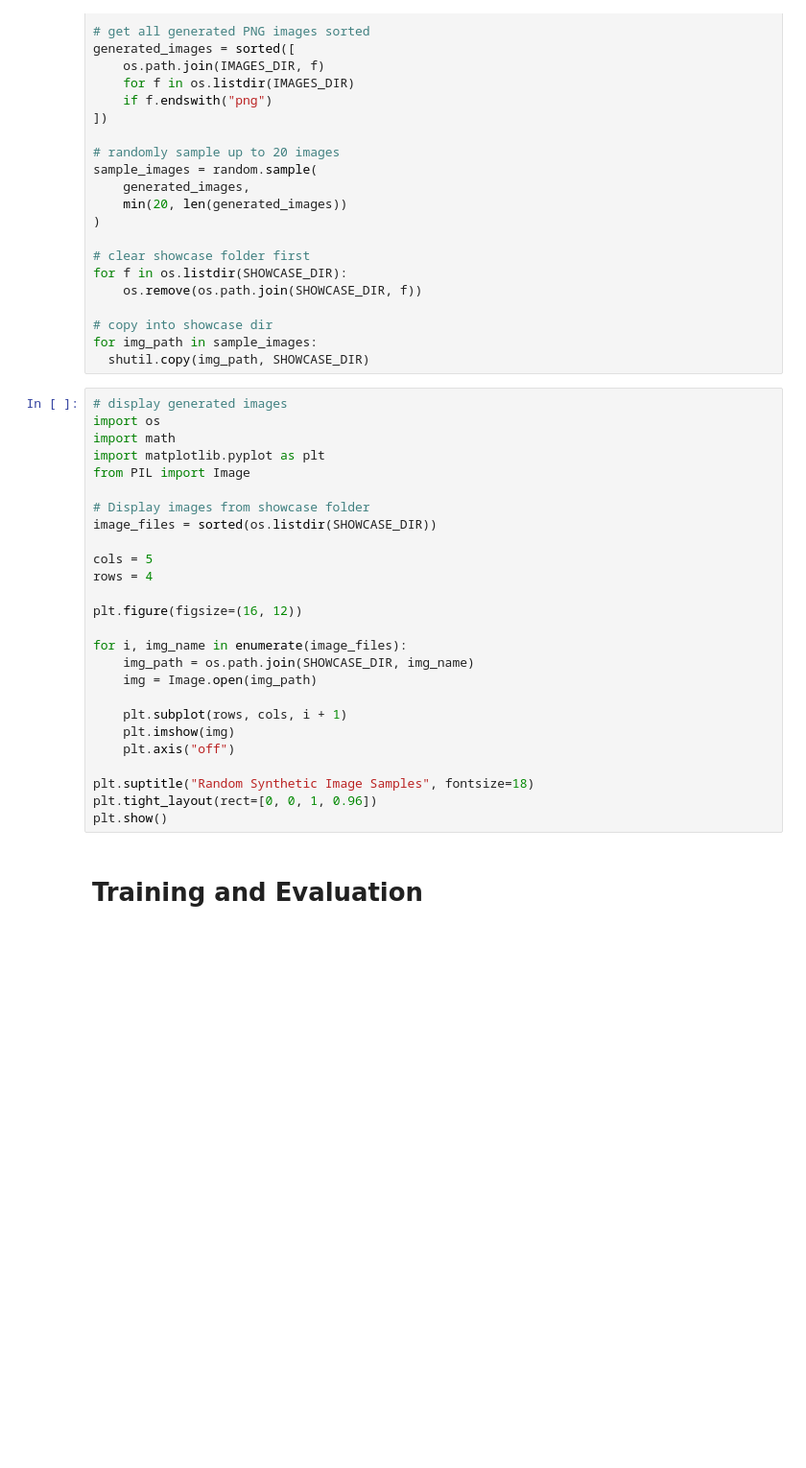
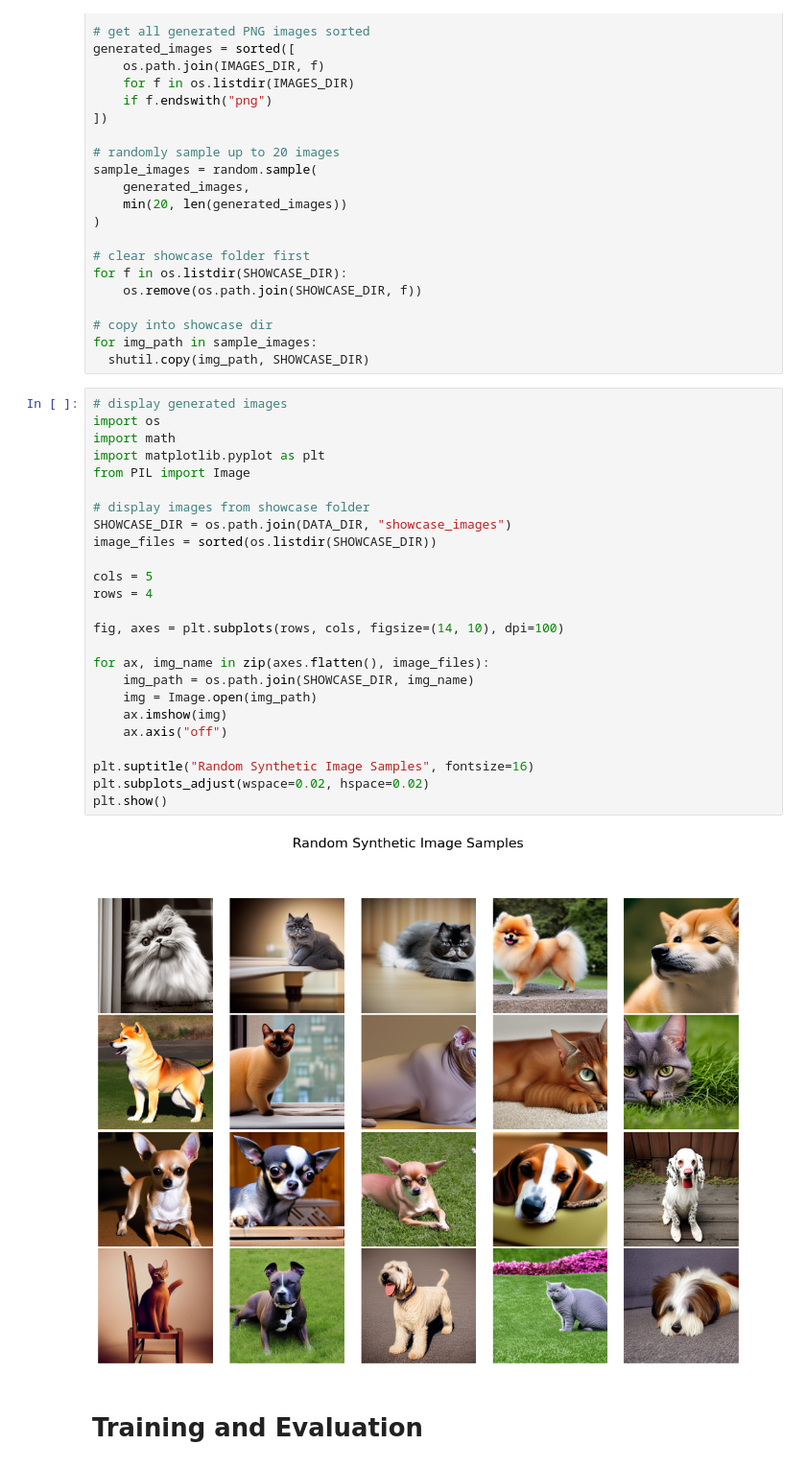
Before and after one commit to Jorj91/Project_Generative_AI_for_Data_Augmentation, a Jupyter notebook: main.ipynb, the cells around one changed output. Shown at 96% size. Saved outputs shown, nothing was run; the diff lists cells and outputs as text; blank space fills up the shorter version.

Commit message:
check images generated + added project deliverables

```diff
--- a/main.ipynb
+++ b/main.ipynb
@@ -551,29 +606,30 @@ for img_path in sample_images:
 # %%
 # display generated images
 import os
 import math
 import matplotlib.pyplot as plt
 from PIL import Image
 
-# Display images from showcase folder
+# display images from showcase folder
+SHOWCASE_DIR = os.path.join(DATA_DIR, "showcase_images")
 image_files = sorted(os.listdir(SHOWCASE_DIR))
 
 cols = 5
 rows = 4
 
-plt.figure(figsize=(16, 12))
+fig, axes = plt.subplots(rows, cols, figsize=(14, 10), dpi=100)
 
-for i, img_name in enumerate(image_files):
+for ax, img_name in zip(axes.flatten(), image_files):
     img_path = os.path.join(SHOWCASE_DIR, img_name)
     img = Image.open(img_path)
+    ax.imshow(img)
+    ax.axis("off")
 
-    plt.subplot(rows, cols, i + 1)
-    plt.imshow(img)
-    plt.axis("off")
-
-plt.suptitle("Random Synthetic Image Samples", fontsize=18)
-plt.tight_layout(rect=[0, 0, 1, 0.96])
+plt.suptitle("Random Synthetic Image Samples", fontsize=16)
+plt.subplots_adjust(wspace=0.02, hspace=0.02)
 plt.show()
+# %% [output]
+[figure, added]
 # %% [markdown]
 # Training and Evaluation
 # %% [markdown]
```
Also changed, not shown: parts of 3 cells of this notebook.
